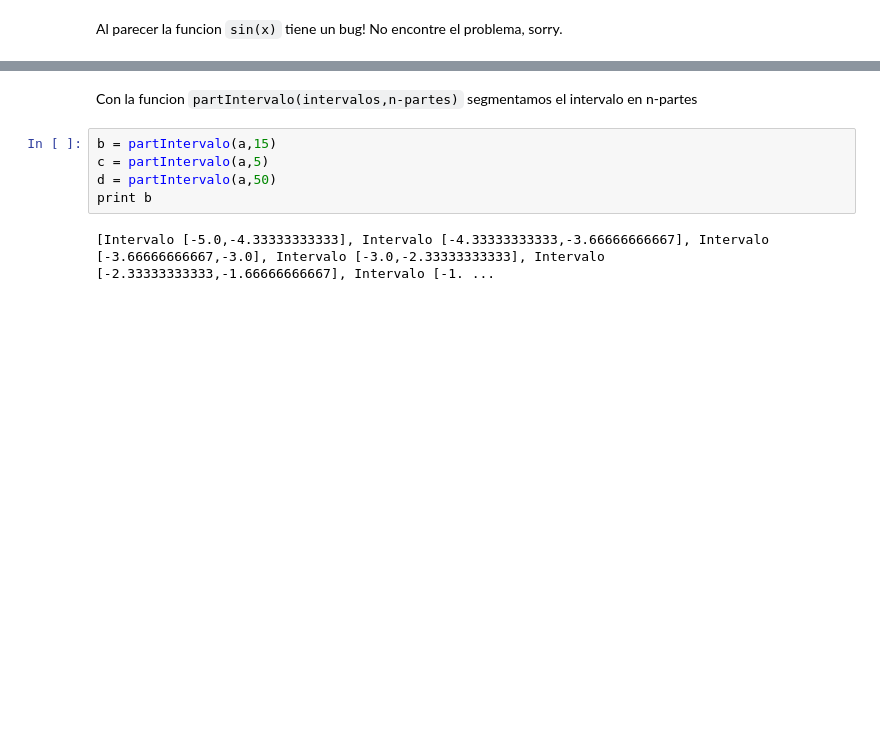
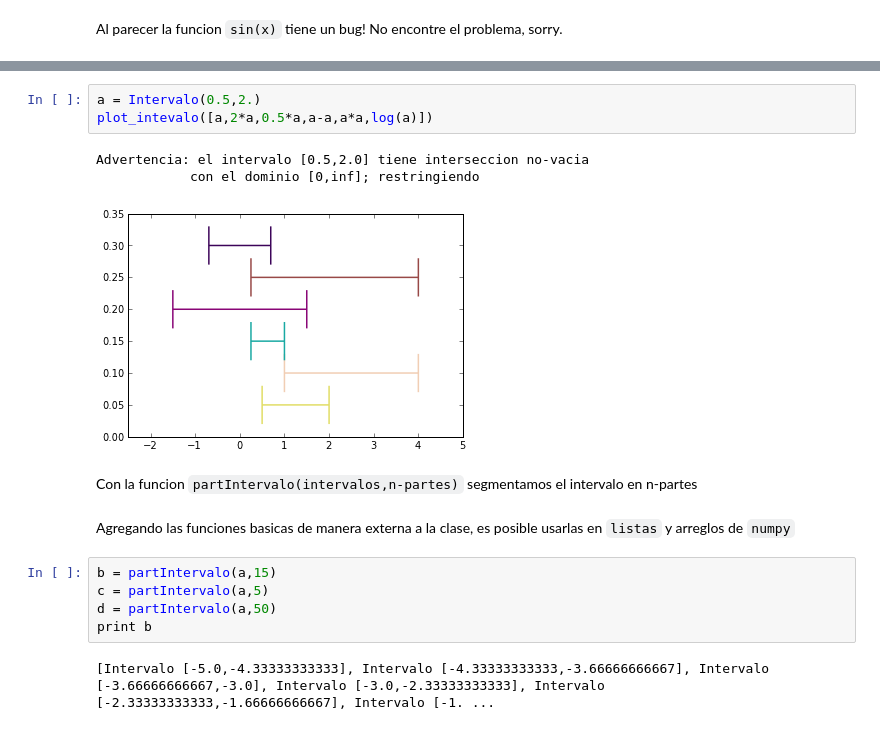
Before and after one commit to zamorays/metodos_rigurosos, a Jupyter notebook: clases/Graficando_Fx.ipynb, the cells around one changed output, grey strips where cells are left out. Cells and saved outputs as stored; diff of their text form; blank space fills up the shorter version.

```diff
--- a/clases/Graficando_Fx.ipynb
+++ b/clases/Graficando_Fx.ipynb
@@ -28,5 +41,14 @@ Al parecer la funcion `sin(x)` tiene un bug! No encontre el problema, sorry.
+# %%
+a = Intervalo(0.5,2.)
+plot_intevalo([a,2*a,0.5*a,a-a,a*a,log(a)])
+# %% [output]
+Advertencia: el intervalo [0.5,2.0] tiene interseccion no-vacia
+            con el dominio [0,inf]; restringiendo
+[figure, added]
 # %% [markdown]
 Con la funcion `partIntervalo(intervalos,n-partes)` segmentamos el intervalo en n-partes
+# %% [markdown]
+Agregando las funciones basicas de manera externa a la clase, es posible usarlas en `listas` y arreglos de `numpy`
 # %%
 b = partIntervalo(a,15)
 c = partIntervalo(a,5)
```
Also changed, not shown: parts of 13 cells of this notebook, 1 other file.
